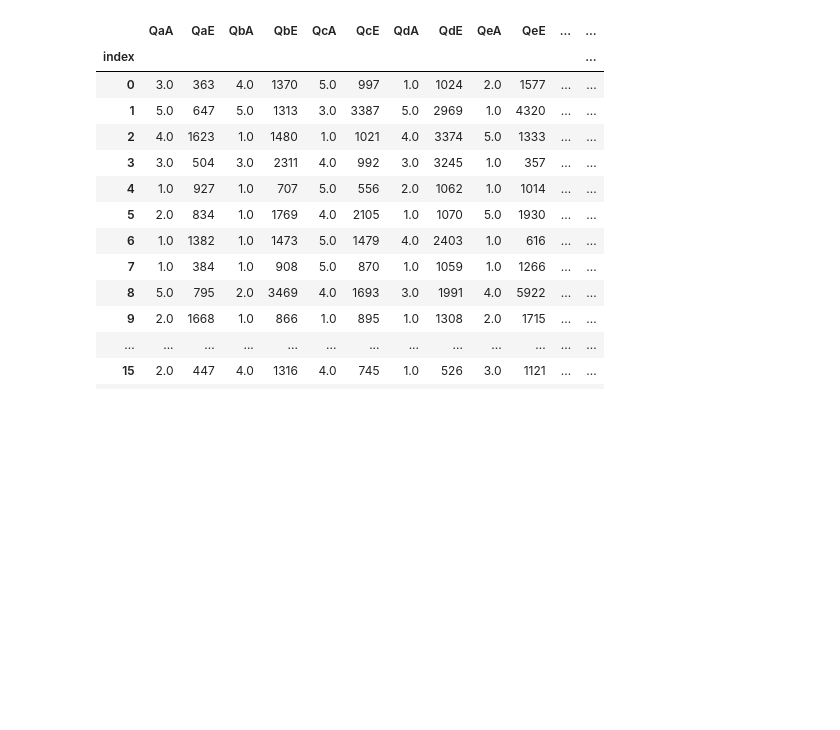
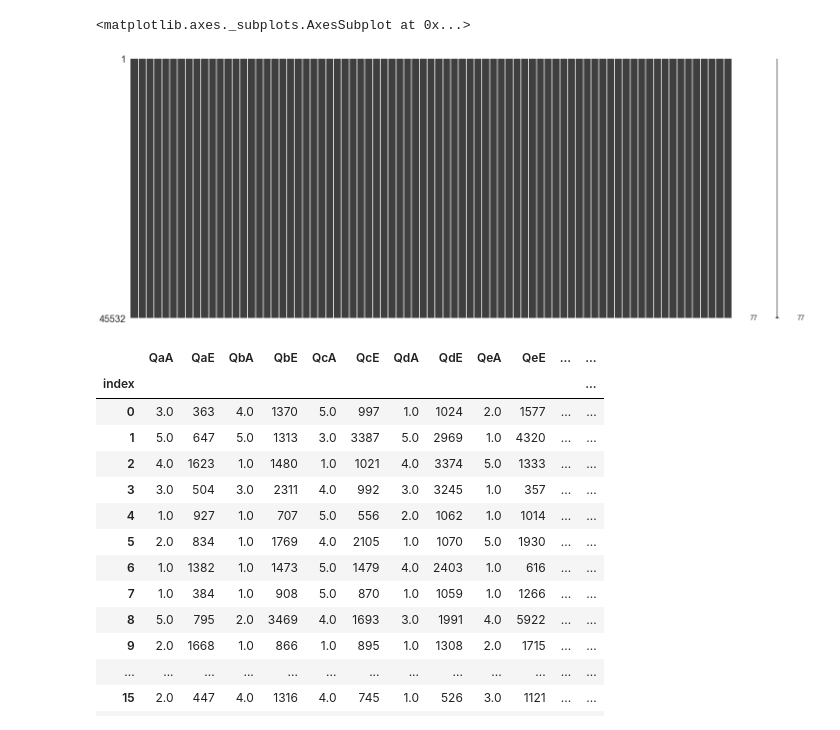
Before and after one commit to Kstyle0710/kaggle_trial_01, a Jupyter notebook: 심리성향예측.ipynb, the cells around one changed output. Cells and saved outputs as stored; diff of their text form; code cells hidden in the pictures; blank space fills up the shorter version.

```diff
--- a/심리성향예측.ipynb
+++ b/심리성향예측.ipynb
@@ -29,4 +52,9 @@ dtypes: float64(20), int64(54), object(4)
 memory usage: 27.1+ MB
+# %%
+msno.matrix(train)
+# %% [output]
+<matplotlib.axes._subplots.AxesSubplot at 0x...>
+[figure, added]
 # %%
 train.head(20)
 # %% [output]
```
Also changed, not shown: parts of 48 cells of this notebook, 1 other file.
